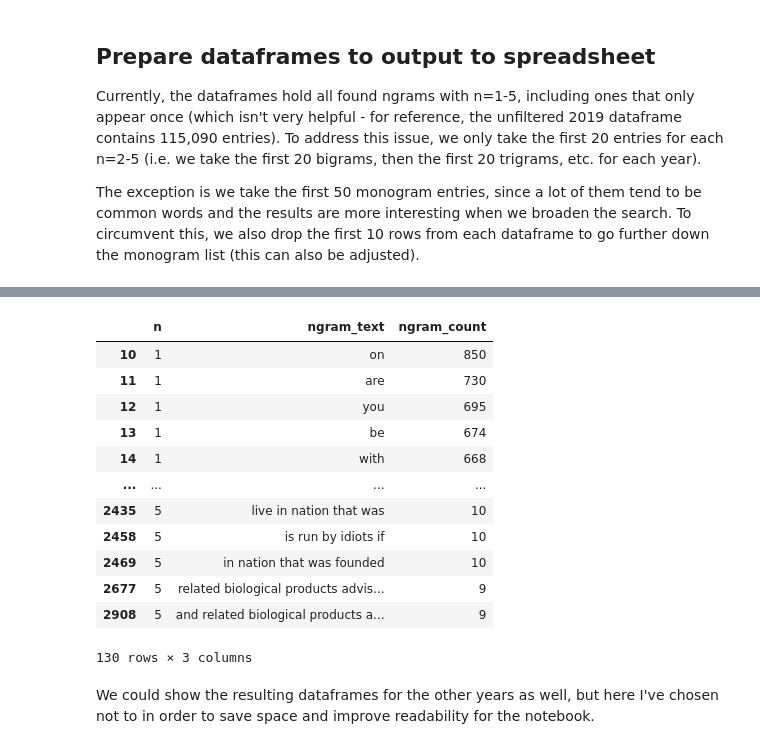
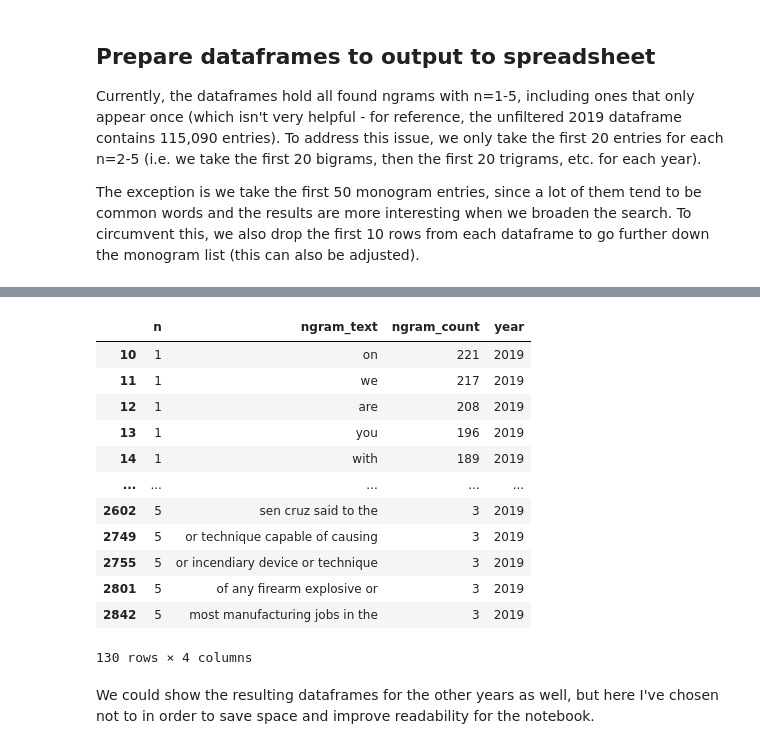
Before and after one commit to sfu-discourse-lab/fake_news_over_time, a Jupyter notebook: ngrams.ipynb, the cells around one changed output, grey strips where cells are left out. Drawn from its saved outputs; the diff is of its cells as text; code cells hidden in the pictures.

```diff
--- a/ngrams.ipynb
+++ b/ngrams.ipynb
@@ -126,19 +145,25 @@ clean_ngram_19_df.head()
-# %%
-clean_ngram_20_df
-# %% [output]
-|  | n | ngram_text | ngram_count |
-| 10 | 1 | on | 850 |
-| 11 | 1 | are | 730 |
-| 12 | 1 | you | 695 |
-| 13 | 1 | be | 674 |
-| 14 | 1 | with | 668 |
-| ... | ... | ... | ... |
-| 2435 | 5 | live in nation that was | 10 |
-| 2458 | 5 | is run by idiots if | 10 |
-| 2469 | 5 | in nation that was founded | 10 |
-| 2677 | 5 | related biological products advis... | 9 |
-| 2908 | 5 | and related biological products a... | 9 |
-130 rows × 3 columns
+# %%
+num_entries_mono = 50
+num_entries_other = 20
+drop_index = 10
+
+clean_ngram_years_dfs = [clean_ngram(df, num_entries_mono, num_entries_other, drop_index) for df in ngram_years_dfs]
+# %%
+clean_ngram_years_dfs[0]
+# %% [output]
+|  | n | ngram_text | ngram_count | year |
+| 10 | 1 | on | 221 | 2019 |
+| 11 | 1 | we | 217 | 2019 |
+| 12 | 1 | are | 208 | 2019 |
+| 13 | 1 | you | 196 | 2019 |
+| 14 | 1 | with | 189 | 2019 |
+| ... | ... | ... | ... | ... |
+| 2602 | 5 | sen cruz said to the | 3 | 2019 |
+| 2749 | 5 | or technique capable of causing | 3 | 2019 |
+| 2755 | 5 | or incendiary device or technique | 3 | 2019 |
+| 2801 | 5 | of any firearm explosive or | 3 | 2019 |
+| 2842 | 5 | most manufacturing jobs in the | 3 | 2019 |
+130 rows × 4 columns
 # %% [markdown]
 We could show the resulting dataframes for the other years as well, but here I've chosen not to in order to save space and improve readability for the notebook.
 # %% [markdown]
```
Also changed, not shown: parts of 18 cells of this notebook, 4 other files.
